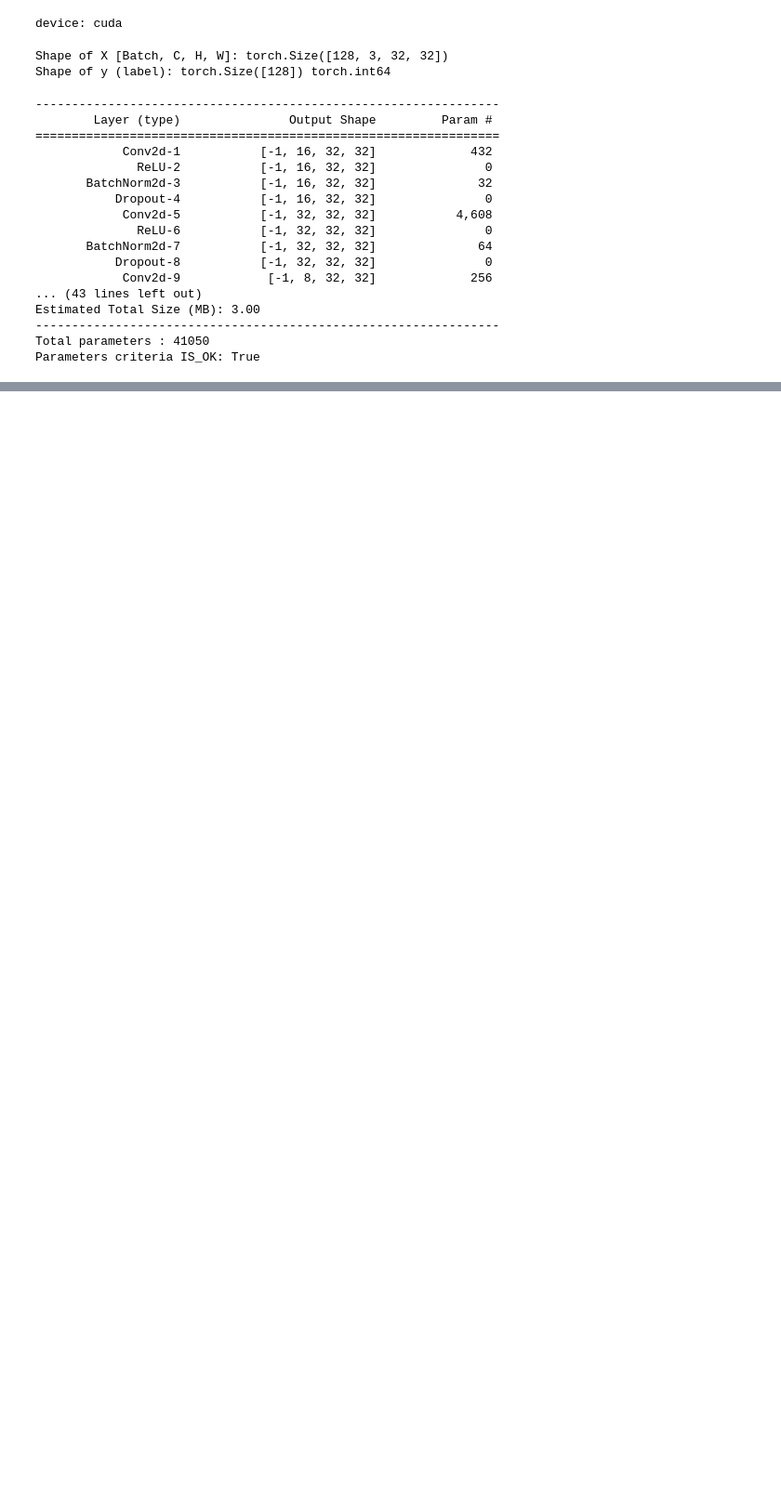
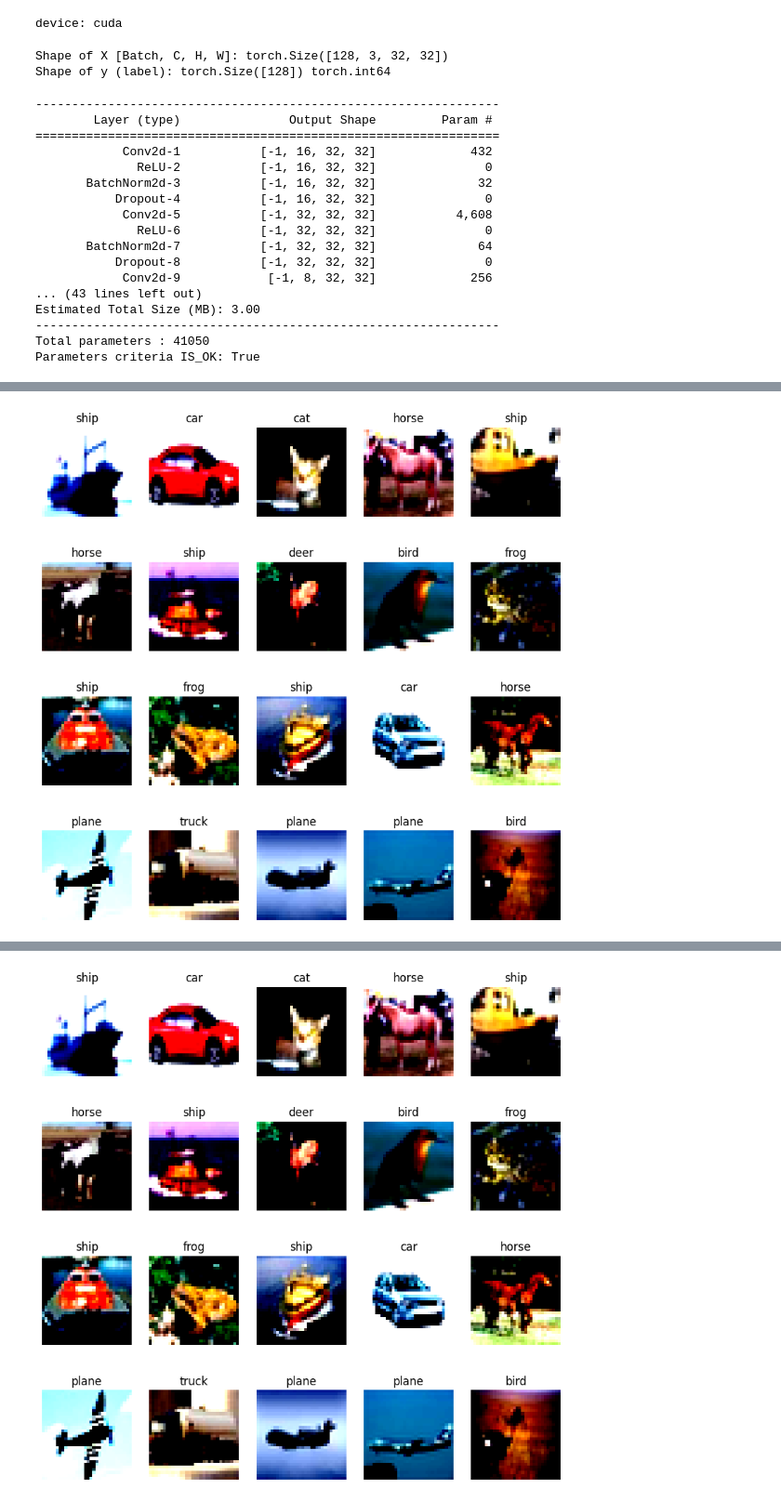
Before and after one commit to prithsha/erav2, a Jupyter notebook: session-8/assignment/assignment_8_model_1.ipynb, the cells around one changed output, grey strips where cells are left out. Shown at 93% size. Cells and saved outputs as stored; diff of their text form; code cells hidden in the pictures; blank space fills up the shorter version.

```diff
--- a/session-8/assignment/assignment_8_model_1.ipynb
+++ b/session-8/assignment/assignment_8_model_1.ipynb
@@ -156,13 +155,13 @@ BATCH_SIZE = 128
 train_dataloader = DataLoader(train_dataset, batch_size=BATCH_SIZE, shuffle=True, num_workers=4, pin_memory=True)
 test_dataloader = DataLoader(test_dataset, batch_size=BATCH_SIZE, shuffle=True, num_workers=4, pin_memory=True)
 
-for data, target in test_dataloader:
+for data, label in test_dataloader:
 #  X would likely be a tensor containing the pixel values of a batch of grayscale images
 # (e.g., shape: (batch_size, 1 channel, 28, 28)).
 # y would contain the corresponding labels for each image, indicating the actual digit represented in the image
 # (e.g., a tensor of shape (batch_size,) containing integer values between 0 and 9).
     print(f"Shape of X [Batch, C, H, W]: {data.shape}")
-    print(f"Shape of y (label): {target.shape} {target.dtype}")
+    print(f"Shape of y (label): {label.shape} {label.dtype}")
     break
 # %% [output]
 Shape of X [Batch, C, H, W]: torch.Size([128, 3, 32, 32])
@@ -401,6 +443,8 @@ def test_loop(dataloader, model, loss_fn, capture_results = False):
 LEARNING_RATE = 0.02
 EPOCHS = 10
 MOMENTUM = 0.9
+valid_predicted_images = []
+invalid_predicted_images = []
 
 
 loss_fn = nn.NLLLoss()
@@ -411,12 +455,9 @@ scheduler = optim.lr_scheduler.StepLR(optimizer, step_size=6, gamma=0.4, verbose
 for t in range(EPOCHS):
     print(f"Epoch {t+1}")
     train_loop(train_dataloader, model, loss_fn, optimizer)
-    capture_results = False
-    if(t == EPOCHS-1):
-        capture_results = True
+    test_loop(test_dataloader, model, loss_fn)
+    scheduler.step()
 
-    test_loop(test_dataloader, model, loss_fn, capture_results=capture_results)
-    scheduler.step()
 print("Done!")
 # %% [output]
 Epoch 1
@@ -452,0 +465,14 @@ Done!
+# %%
+def show_processed_images(selected_images, image_classes, rows = 4, cols = 5):
+    figure = plt.figure(figsize=(10, 10))
+    for i in range(1, cols * rows + 1):
+        img, label = selected_images[i-1]
+        figure.add_subplot(rows, cols, i)
+        plt.title(image_classes[label])
+        plt.axis("off")
+        plt.imshow(img)
+    plt.show()
+
+show_processed_images(valid_predicted_images, image_classes)
+show_processed_images(invalid_predicted_images, image_classes)
+# %% [output]
@@ -452,0 +499 @@ Done!
+[figure, added]
@@ -452,0 +520 @@ Done!
+[figure, added]
```
Also changed, not shown: parts of 7 cells of this notebook.
